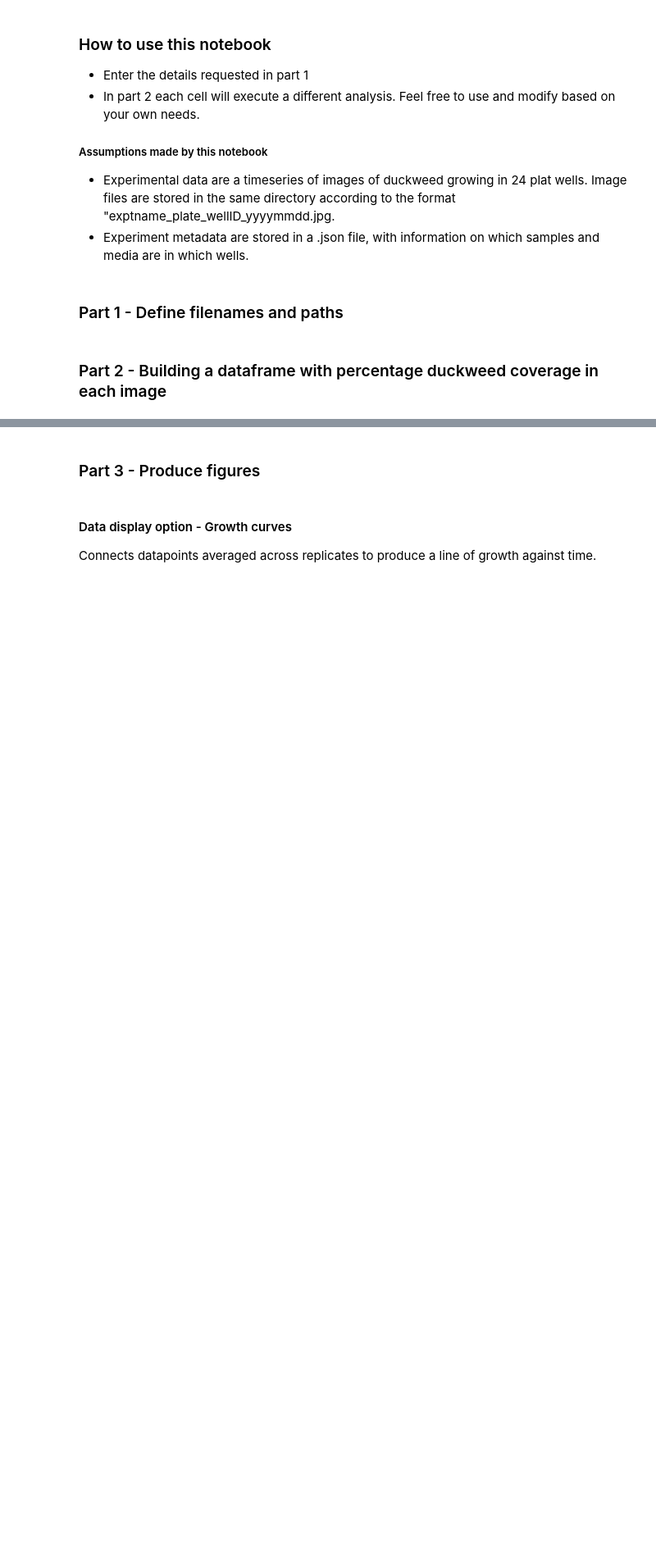
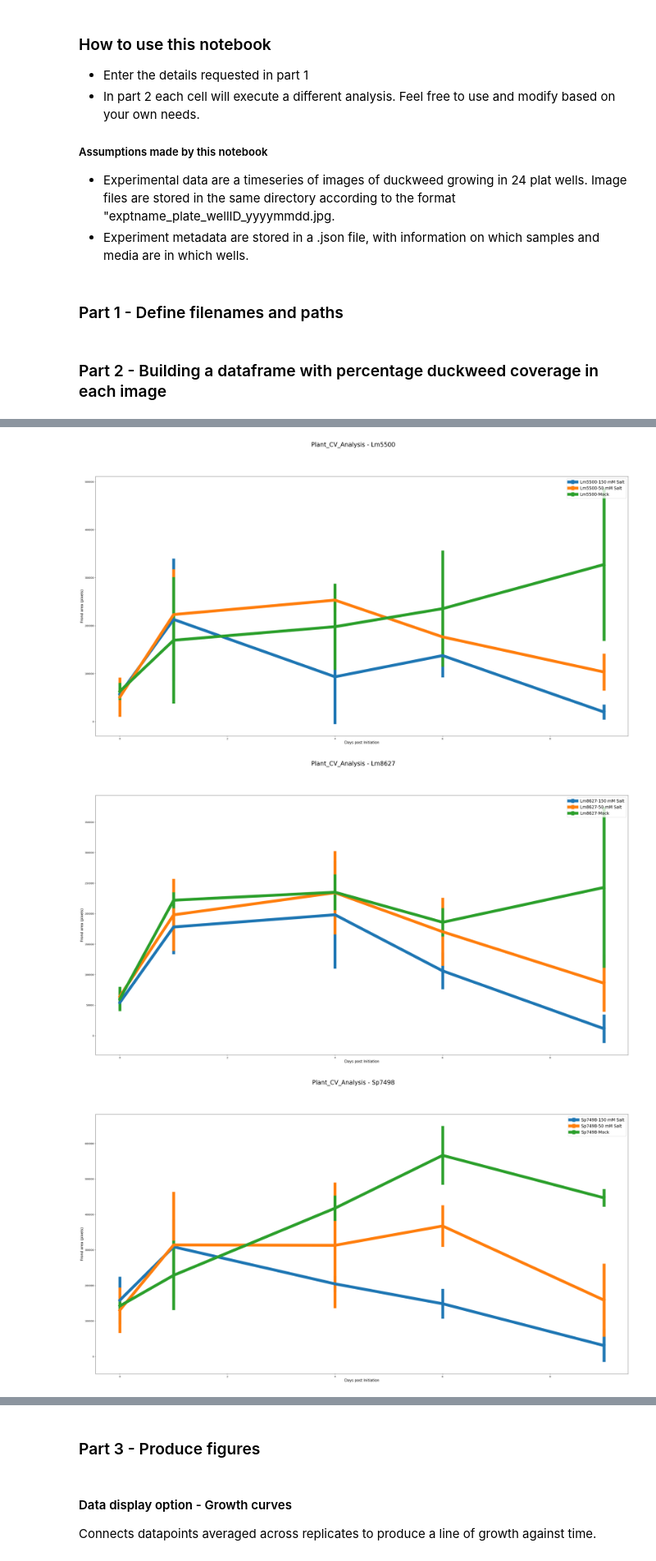
Before and after one commit to machineagency/duckbot, a Jupyter notebook: notebooks/DRAFT_Data_analysis.ipynb, the cells around one changed output, grey strips where cells are left out. Shown at 82% size. Saved outputs shown, nothing was run; the diff lists cells and outputs as text; code cells hidden in the pictures; blank space fills up the shorter version.

```diff
--- a/notebooks/DRAFT_Data_analysis.ipynb
+++ b/notebooks/DRAFT_Data_analysis.ipynb
@@ -56,3 +173,19 @@ def add_data_acrossdfs(input_value, shared_column_name, search_df, desired_colum
+# %%
+
+#Where is the Json file with the experiment metadata and what is it called?
+# metadata_dir =  "/home/delangeo/duckbot_git_clone/duckbot/test_data/TestExptDir/" #'/Users/Orlando/Documents/Github_clones/duckbot/test_data/TestExptDir/'
+# metadata_filename = 'TestFile.json'
+metadata_path = "/Users/Orlando/Documents/Github_clones/duckbot/notebooks/TestDriveExpt_1_08032022/TestDriveExpt_1_08032022.json"
+
+#Where are the image files that you want to analyze and what is the experiment ID (should be first part of each image filename)
+img_data_dir = "/Users/Orlando/Documents/Github_clones/duckbot/test_data/TestDriveExpt_1_08032022" #"/Users/Orlando/Documents/Github_clones/duckbot/test_data/odl_dataanalaysistest1"
+
+
+#Where do you want the figures produced by this script to end up?
+output_figure_dir = "/Users/Orlando/Documents/Github_clones/duckbot/test_data/"#'/Users/Orlando/Documents/Github_clones/duckbot/test_data/'
+
+#What was day 0 for this experiment in format (yyyy-mm-dd)
+startdate = "2022-08-03"
 # %% [markdown]
 ### Part 2 - Building a dataframe with percentage duckweed coverage in each image
 # %%
@@ -206,0 +211,4 @@ print(analysis_df)
+# %%
+#Plant CV pixel counts
+pixel_df = return_df_with_image_data(img_data_dir, 'plant_cv_analysis')
+print(pixel_df)
@@ -206,0 +230,7 @@ print(analysis_df)
+# %%
+analysis_df = generate_analysis_df(pixel_df, data_df)
+plot_media_by_genotype(analysis_df, "Plant_CV_Analysis")
+# %% [output]
+[figure, added]
+[figure, added]
+[figure, added]
```
Also changed, not shown: parts of 14 cells of this notebook, 5 other files.
